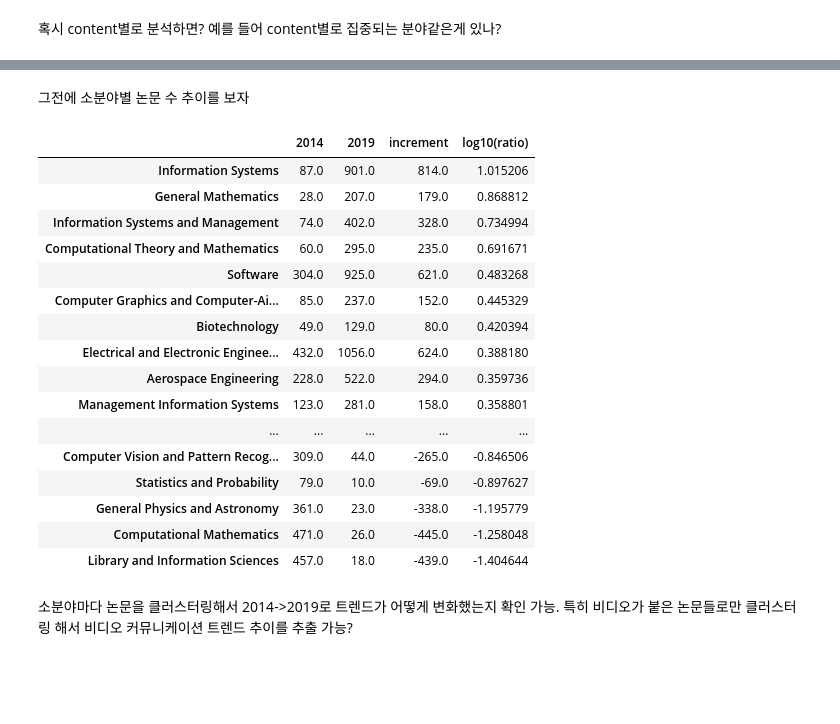
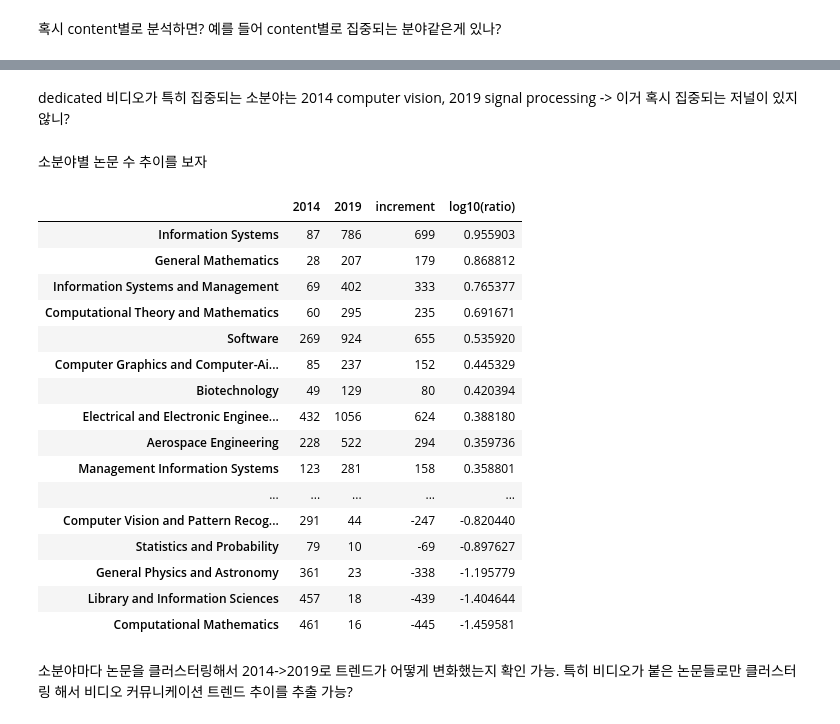
Before and after one commit to Hweemyoung/mastersdegree, a Jupyter notebook: ytcrawl/customs/200905 sub-subject plot.ipynb, the cells around one changed output, grey strips where cells are left out. Cells and saved outputs as stored; diff of their text form; code cells hidden in the pictures; blank space fills up the shorter version.

```diff
--- a/ytcrawl/customs/200905 sub-subject plot.ipynb
+++ b/ytcrawl/customs/200905 sub-subject plot.ipynb
@@ -322,0 +320,20 @@ scopus_handler_2014 = ScopusHandler(df3, "scopus_videos_2014_comp")
+# %%
+from scopus_handler import ScopusHandler
+import numpy as np
+import pandas as pd
+from db_handler import DBHandler
+from matplotlib import pyplot as plt
+from scipy import stats
+from datetime import datetime, timedelta
+from calendar import monthrange
+%matplotlib inline
+
+df1 = pd.read_csv("/home/hweem/git/mastersdegree/ytcrawl/customs/scopus/scopus_math+comp_top5perc_1901-1906.csv")
+# df2 = pd.read_csv("/home/hweem/git/mastersdegree/ytcrawl/customs/scopus/scopus_math+comp_top5perc_1701-1706.csv")
+df3 = pd.read_csv("/home/hweem/git/mastersdegree/ytcrawl/customs/scopus/scopus_math+comp_top5perc_1401-1406.csv")
+
+df1_source = pd.read_csv("scopus/source-results-math_cs-citescore-2018.csv")
+df3_source = pd.read_csv("scopus/source_math+comp,2013.csv")
+# %%
+scopus_handler_2014 = ScopusHandler(df3, df3_source, "scopus_videos_2014_comp")
+scopus_handler_2019 = ScopusHandler(df1, df1_source, "scopus_videos_2019_comp")
@@ -333,8 +375,6 @@ scopus_handler_2014.plot_area_chart(days_until=360)
 <scopus_handler.ScopusHandler at 0x...>
 # %%
 s_2014_360 = scopus_handler_2014.subjects_total_w_videos / scopus_handler_2014.subjects_total
-# %%
-scopus_handler_2019 = ScopusHandler(df1, "scopus_videos_2019_comp")
 # %%
-scopus_handler_2019.set_idx_papers(days_until=360)
+scopus_handler_2019.plot_sub_subjects_chart(days_until=360)
 # %% [output]
@@ -442,27 +491,29 @@ Computer Vision and Pattern Recognition같은 경우 오히려 비디오 논문
+# %% [markdown]
+dedicated 비디오가 특히 집중되는 소분야는 2014 computer vision, 2019 signal processing -> 이거 혹시 집중되는 저널이 있지 않니?
 # %% [markdown]
-그전에 소분야별 논문 수 추이를 보자
+소분야별 논문 수 추이를 보자
 # %%
-df_paper_count = pd.DataFrame([scopus_handler_2014.subjects_total, scopus_handler_2019.subjects_total], index=["2014", "2019"]).T.dropna()
+df_paper_count = pd.DataFrame([scopus_handler_2014.subjects_total, scopus_handler_2019.subjects_total], index=["2014", "2019"]).T.dropna().astype(int)
 df_paper_count["increment"] = df_paper_count["2019"] - df_paper_count["2014"]
 df_paper_count["log10(ratio)"] = np.log10(df_paper_count["2019"] / df_paper_count["2014"])
 df_paper_count.sort_values(by=["log10(ratio)"], ascending=False)
 # %% [output]
 |  | 2014 | 2019 | increment | log10(ratio) |
-| Information Systems | 87.0 | 901.0 | 814.0 | 1.015206 |
-| General Mathematics | 28.0 | 207.0 | 179.0 | 0.868812 |
-| Information Systems and Management | 74.0 | 402.0 | 328.0 | 0.734994 |
-| Computational Theory and Mathematics | 60.0 | 295.0 | 235.0 | 0.691671 |
-| Software | 304.0 | 925.0 | 621.0 | 0.483268 |
-| Computer Graphics and Computer-Ai... | 85.0 | 237.0 | 152.0 | 0.445329 |
-| Biotechnology | 49.0 | 129.0 | 80.0 | 0.420394 |
-| Electrical and Electronic Enginee... | 432.0 | 1056.0 | 624.0 | 0.388180 |
-| Aerospace Engineering | 228.0 | 522.0 | 294.0 | 0.359736 |
-| Management Information Systems | 123.0 | 281.0 | 158.0 | 0.358801 |
+| Information Systems | 87 | 786 | 699 | 0.955903 |
+| General Mathematics | 28 | 207 | 179 | 0.868812 |
+| Information Systems and Management | 69 | 402 | 333 | 0.765377 |
+| Computational Theory and Mathematics | 60 | 295 | 235 | 0.691671 |
+| Software | 269 | 924 | 655 | 0.535920 |
+| Computer Graphics and Computer-Ai... | 85 | 237 | 152 | 0.445329 |
+| Biotechnology | 49 | 129 | 80 | 0.420394 |
+| Electrical and Electronic Enginee... | 432 | 1056 | 624 | 0.388180 |
+| Aerospace Engineering | 228 | 522 | 294 | 0.359736 |
+| Management Information Systems | 123 | 281 | 158 | 0.358801 |
 | ... | ... | ... | ... | ... |
-| Computer Vision and Pattern Recog... | 309.0 | 44.0 | -265.0 | -0.846506 |
-| Statistics and Probability | 79.0 | 10.0 | -69.0 | -0.897627 |
-| General Physics and Astronomy | 361.0 | 23.0 | -338.0 | -1.195779 |
-| Computational Mathematics | 471.0 | 26.0 | -445.0 | -1.258048 |
-| Library and Information Sciences | 457.0 | 18.0 | -439.0 | -1.404644 |
+| Computer Vision and Pattern Recog... | 291 | 44 | -247 | -0.820440 |
+| Statistics and Probability | 79 | 10 | -69 | -0.897627 |
+| General Physics and Astronomy | 361 | 23 | -338 | -1.195779 |
+| Library and Information Sciences | 457 | 18 | -439 | -1.404644 |
+| Computational Mathematics | 461 | 16 | -445 | -1.459581 |
 # %% [markdown]
 소분야마다 논문을 클러스터링해서 2014->2019로 트렌드가 어떻게 변화했는지 확인 가능. 특히 비디오가 붙은 논문들로만 클러스터링 해서 비디오 커뮤니케이션 트렌드 추이를 추출 가능?
```
Also changed, not shown: parts of 14 cells of this notebook, 23 other files.
